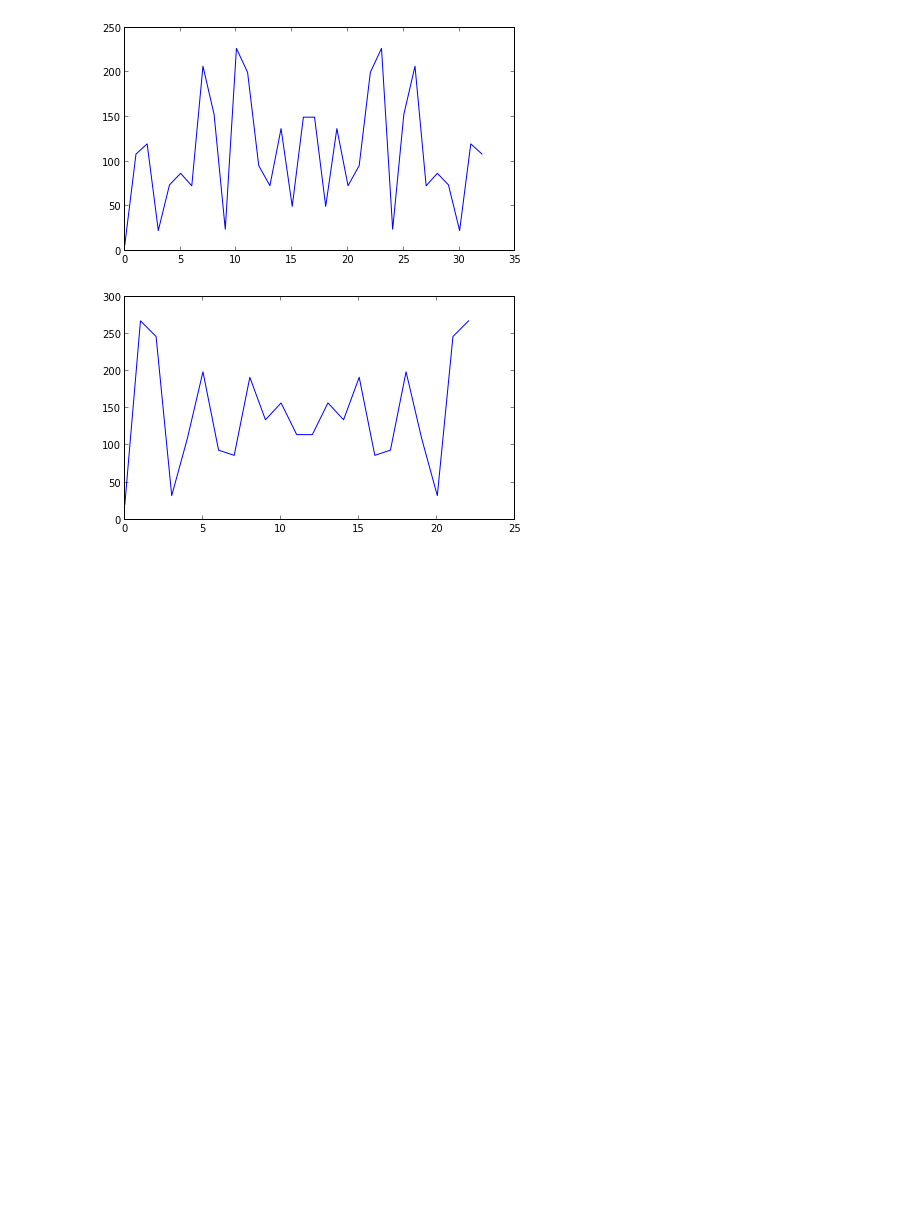
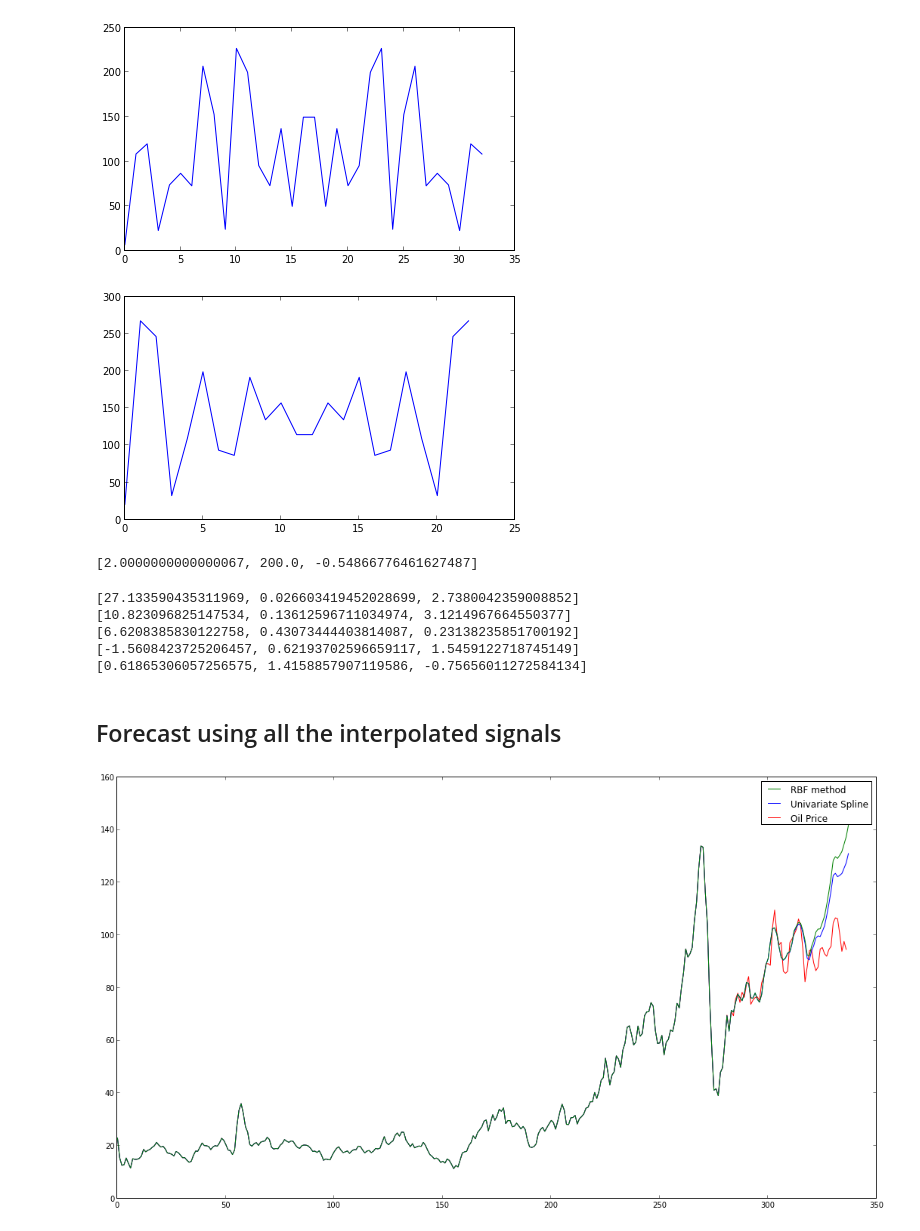
Before and after one commit to ankit-maverick/Wavelets_course_project, a Jupyter notebook: nb/Untitled0.ipynb, the cells around one changed output. Cells and saved outputs as stored; diff of their text form; code cells hidden in the pictures; blank space fills up the shorter version.

Commit message:
Interpolated remaining signals with sine. Reconstructed to produce a complete forecast. Gives reasonably close predictions for near future oil price

```diff
--- a/nb/Untitled0.ipynb
+++ b/nb/Untitled0.ipynb
@@ -3,6 +3,9 @@ import numpy as np
 import matplotlib.pyplot as plt
 import pywt
 from scipy.interpolate import Rbf, InterpolatedUnivariateSpline
+import scipy.optimize as optimize
+import scipy.fftpack as fftpack
+pi = np.pi
 # %%
 data = np.loadtxt('../data/data.csv', delimiter=',')
 # %%
@@ -138,3 +140,69 @@ plot(abs(Cd5))
 plt.show()
 # %% [output]
 [figure]
+# %%
+def mysine(x, a1, a2, a3):
+    return a1 * np.sin(a2 * x + a3)
+
+def sinefit(yReal, xReal):
+    yhat = fftpack.rfft(yReal)
+    idx = (yhat**2).argmax()
+    freqs = fftpack.rfftfreq(len(xReal), d = (xReal[1]-xReal[0])/(2*pi))
+    frequency = freqs[idx]
+
+    amplitude = abs(yReal.max())
+    guess = [amplitude, frequency, 0.]
+
+    (amplitude, frequency, phase), pcov = optimize.curve_fit(mysine, xReal, yReal, guess)
+    period = 2*pi/frequency
+    return [amplitude, frequency, phase]
+
+testSig = mysine(np.linspace(0,10,5000), 2, 200, 56)
+
+params = sinefit(testSig, np.linspace(0,10,5000))
+print params
+# %% [output]
+[2.0000000000000067, 200.0, -0.54866776461627487]
+# %%
+paramsD5 = sinefit(cD5[:-2], np.linspace(0,336,cD5.shape[0])[:-2])
+print paramsD5
+
+paramsD4 = sinefit(cD4[:-4],np.linspace(0,336,cD4.shape[0])[:-4])
+print paramsD4
+
+paramsD3 = sinefit(cD3[:-8],np.linspace(0,336,cD3.shape[0])[:-8])
+print paramsD3
+
+paramsD2 = sinefit(cD2[:-16],np.linspace(0,336,cD2.shape[0])[:-16])
+print paramsD2
+
+paramsD1 = sinefit(cD1[:-32],np.linspace(0,336,cD1.shape[0])[:-32])
+print paramsD1
+# %% [output]
+[27.133590435311969, 0.026603419452028699, 2.7380042359008852]
+[10.823096825147534, 0.13612596711034974, 3.1214967664550377]
+[6.6208385830122758, 0.43073444403814087, 0.23138235851700192]
+[-1.5608423725206457, 0.62193702596659117, 1.5459122718745149]
+[0.61865306057256575, 1.4158857907119586, -0.75656011272584134]
+# %%
+cD5i = np.append(cD5[:-2],mysine(np.linspace(cD5.shape[0]-2,cD5.shape[0],2),paramsD5[0], paramsD5[1], paramsD5[2]))
+cD4i = np.append(cD4[:-4],mysine(np.linspace(cD4.shape[0]-4,cD4.shape[0],4),paramsD4[0], paramsD4[1], paramsD4[2]))
+cD3i = np.append(cD3[:-8],mysine(np.linspace(cD3.shape[0]-8,cD3.shape[0],8),paramsD3[0], paramsD3[1], paramsD3[2]))
+cD2i = np.append(cD2[:-16],mysine(np.linspace(cD2.shape[0]-16,cD2.shape[0],16),paramsD2[0], paramsD2[1], paramsD2[2]))
+cD1i = np.append(cD1[:-32],mysine(np.linspace(cD1.shape[0]-32,cD1.shape[0],32),paramsD1[0], paramsD1[1], paramsD1[2]))
+
+datai1 = pywt.waverec([cA5i1, cD5i, cD4i, cD3i, cD2i, cD1i], 'db7')
+datai2 = pywt.waverec([cA5i2, cD5i, cD4i, cD3i, cD2i, cD1i], 'db7')
+# %% [markdown]
+## Forecast using all the interpolated signals
+# %%
+rcParams['figure.figsize'] = 18, 10
+p1, = plot(t, data[:, 0], 'r')
+p2, = plot(datai1, 'b')
+p3, = plot(datai2, 'g')
+
+legend([p3, p2, p1], ["RBF method", "Univariate Spline", "Oil Price"])
+
+plt.show()
+# %% [output]
+[figure, added]
```
Also changed, not shown: parts of 1 cell of this notebook.
